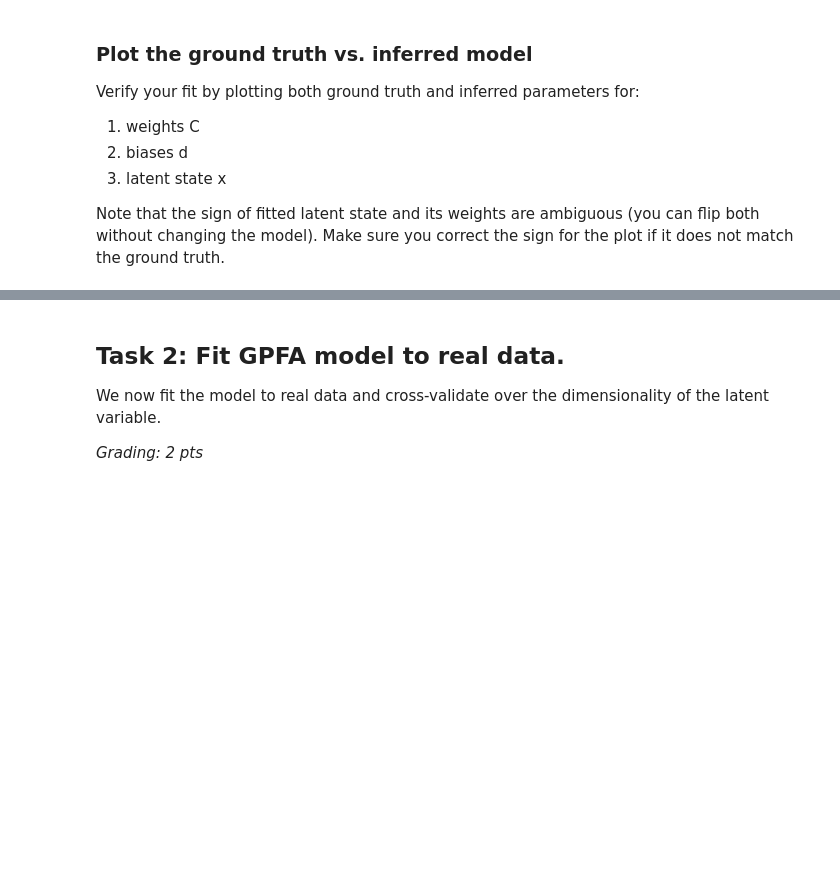
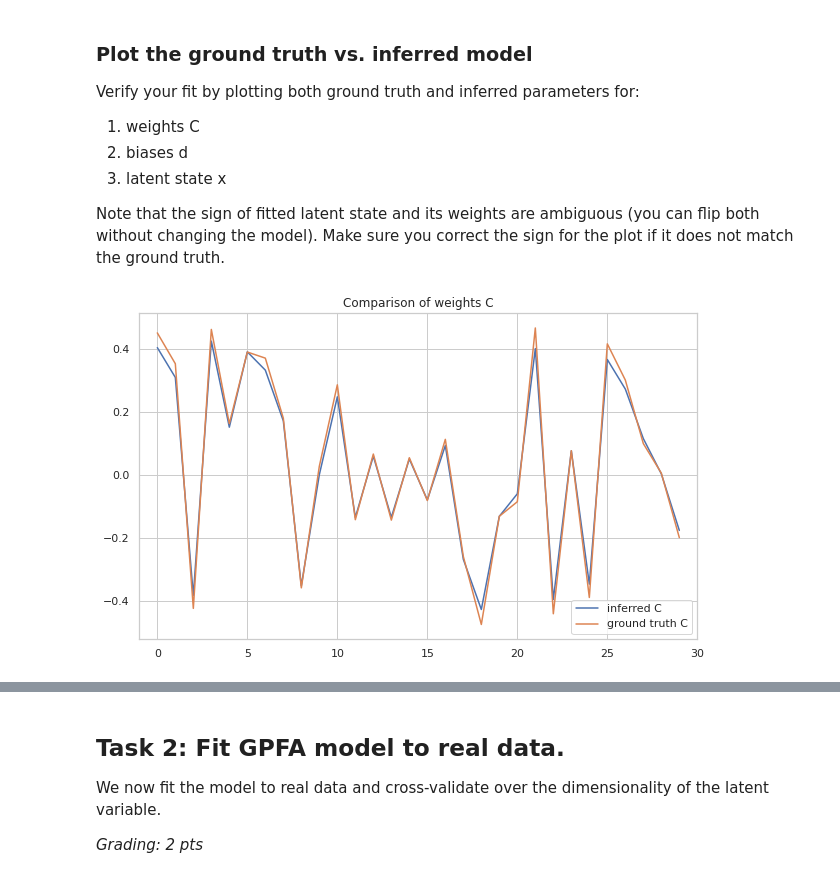
Before and after one commit to Vanessa-Ts/neuralDS, a Jupyter notebook: Ex8/notebooks/CodingLab8.ipynb, the cells around one changed output, grey strips where cells are left out. Drawn from its saved outputs; the diff is of its cells as text; code cells hidden in the pictures; blank space fills up the shorter version.

```diff
--- a/Ex8/notebooks/CodingLab8.ipynb
+++ b/Ex8/notebooks/CodingLab8.ipynb
@@ -108,10 +118,12 @@ initParams = util.initializeParams(xdim, ydim, training_set)
 # insert your code here
 
 fitToy = engine.PPGPFAfit(
-
+    experiment=training_set,
+    inferenceMethod='laplace',
+    EMmode='Batch',
+    initParams=initParams,
+    maxEMiter=maxEMiter
 # ------------------------------------
 # Complete fitting the model (1 pt)
 # ------------------------------------
-
-
 )
@@ -157,0 +170,18 @@ x_true = allTrialsX(training_set)
+# %%
+# ----------------------------------------------------
+# Plot ground truth and inferred weights `C` (0.5 pts)
+# ----------------------------------------------------
+weights = fitToy.optimParams['C']
+true_weights = training_set.params['C']
+
+
+
+plt.figure(figsize=(10,6))
+plt.plot(-weights, label='inferred C')
+plt.plot(true_weights, label='ground truth C')
+plt.title('Comparison of weights C')
+plt.xlim(-1,30)
+plt.legend()
+plt.grid()
+# %% [output]
+[figure, added]
```
Also changed, not shown: parts of 8 cells of this notebook.
